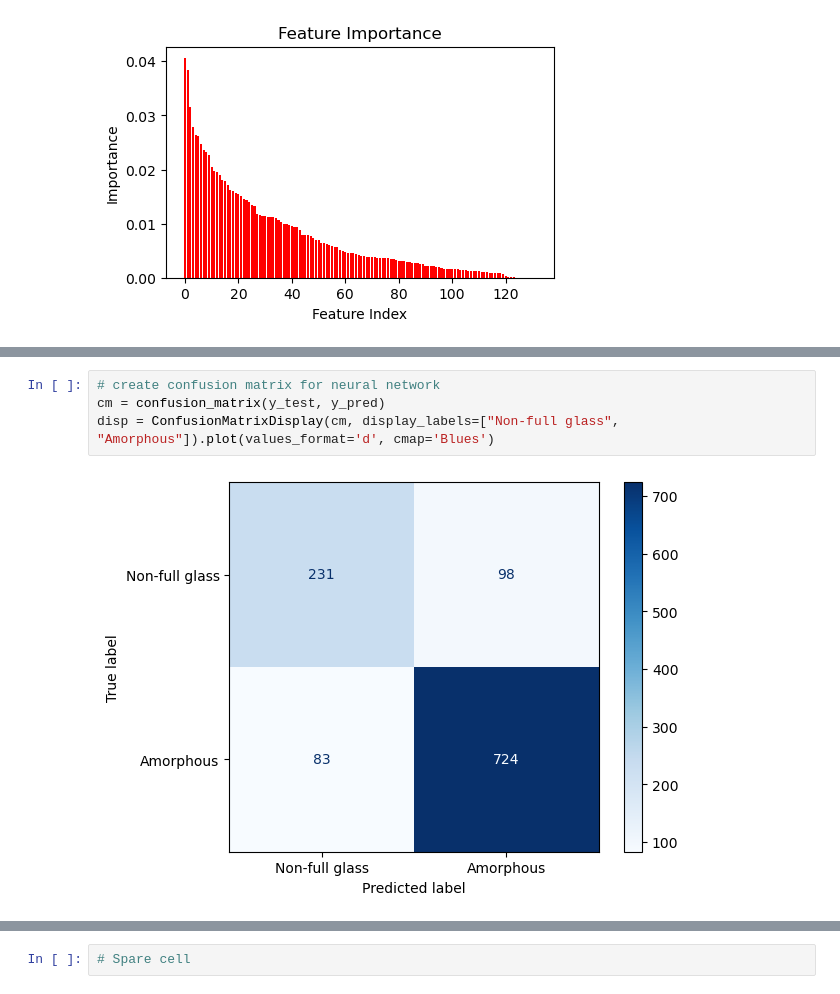
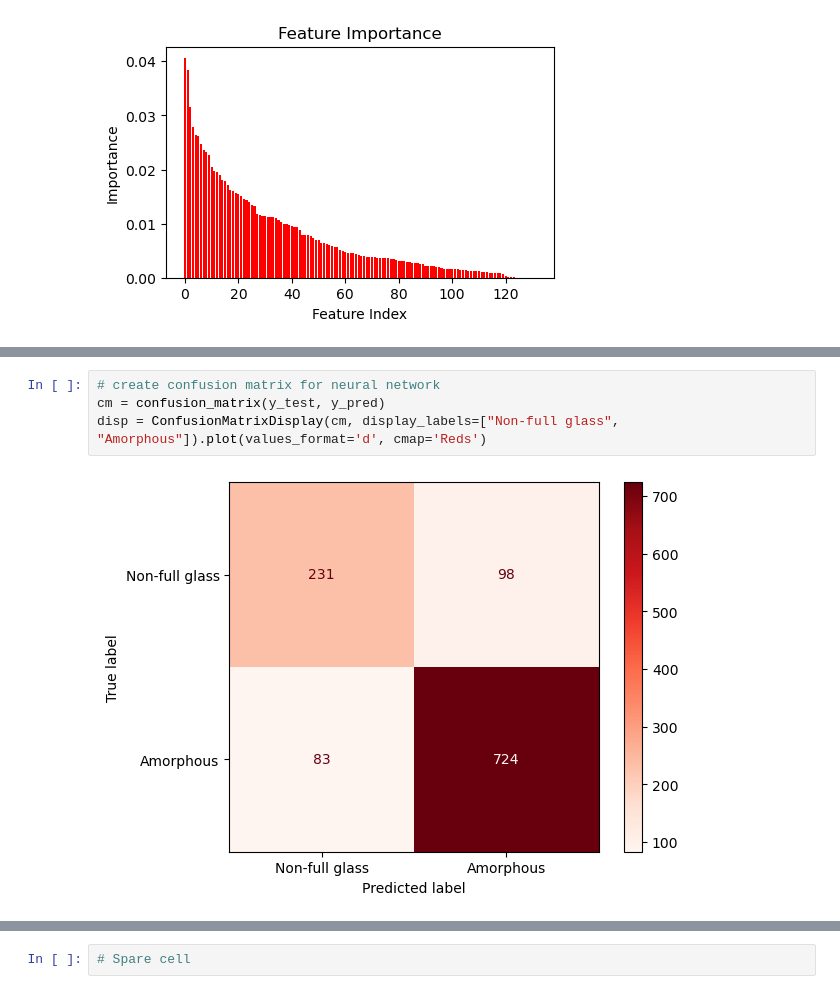
Before and after one commit to abhi0raj/Amorphous-classifier, a Jupyter notebook: main.ipynb, the cells around one changed output, grey strips where cells are left out. Saved outputs shown, nothing was run; the diff lists cells and outputs as text.

```diff
--- a/main.ipynb
+++ b/main.ipynb
@@ -774,6 +807,6 @@ weighted avg       0.84      0.84      0.84      1136
 # %%
 # create confusion matrix for neural network
 cm = confusion_matrix(y_test, y_pred)
-disp = ConfusionMatrixDisplay(cm, display_labels=["Non-full glass", "Amorphous"]).plot(values_format='d', cmap='Blues')
+disp = ConfusionMatrixDisplay(cm, display_labels=["Non-full glass", "Amorphous"]).plot(values_format='d', cmap='Reds')
 # %% [output]
-[figure, old version]
+[figure, new version]
```
Also changed, not shown: parts of 10 cells of this notebook, 1 other file.
